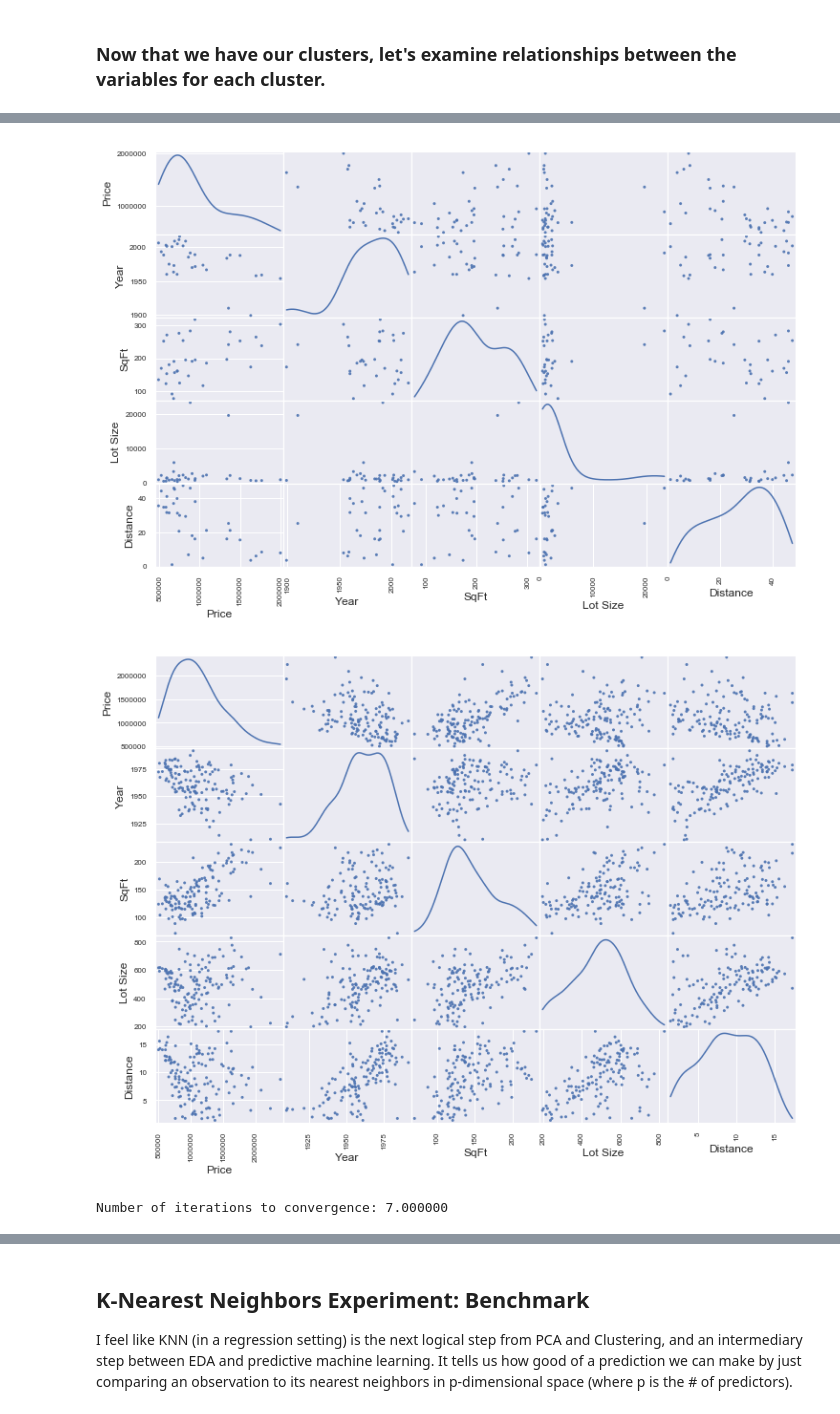
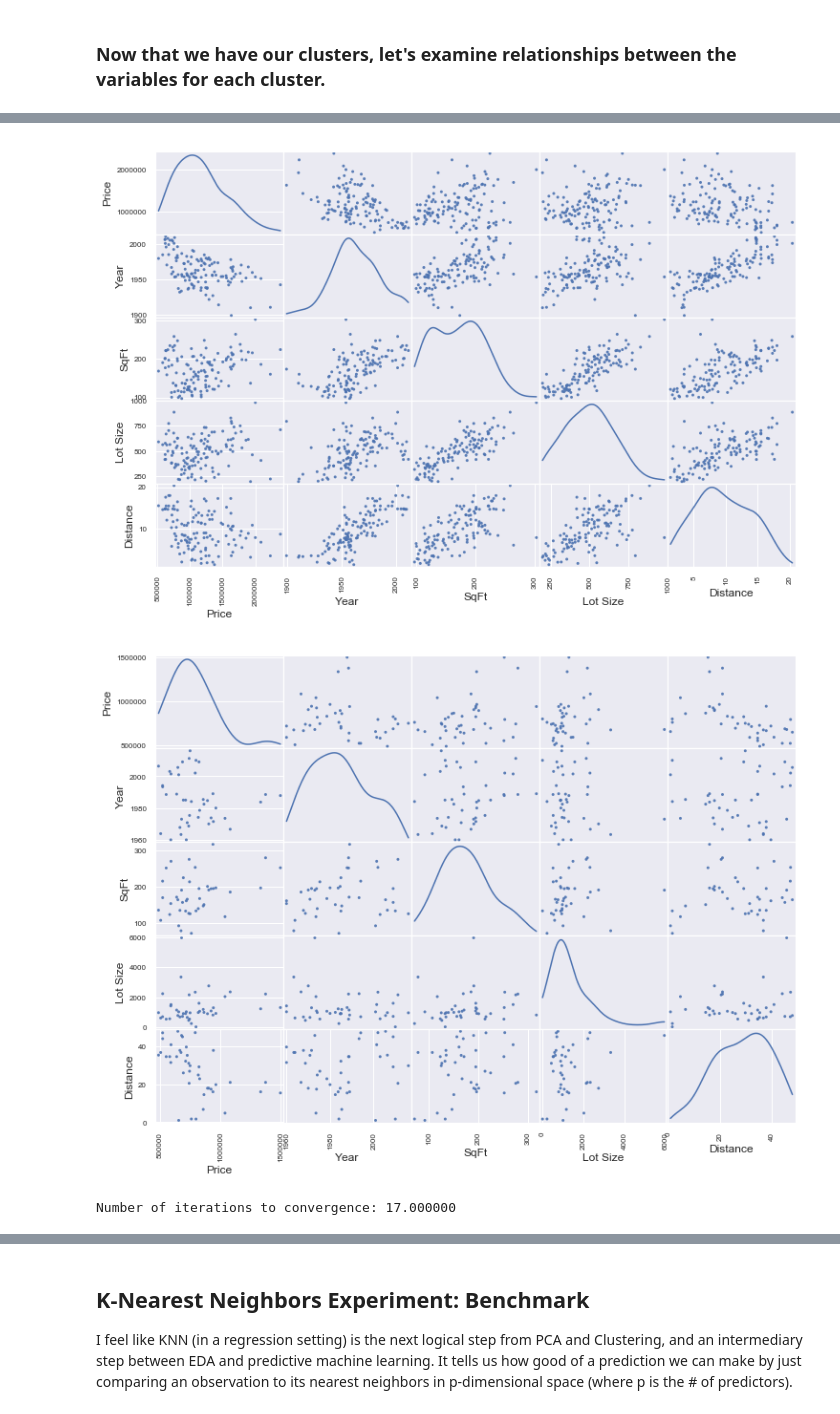
Before and after one commit to drewlehe/Capstone, a Jupyter notebook: Melbourne PCA, GMM Clustering and Classification of Suburbs.ipynb, the cells around one changed output, grey strips where cells are left out. Drawn from its saved outputs; the diff is of its cells as text; code cells hidden in the pictures.

```diff
--- a/Melbourne PCA, GMM Clustering and Classification of Suburbs.ipynb
+++ b/Melbourne PCA, GMM Clustering and Classification of Suburbs.ipynb
@@ -425,6 +453,6 @@ labels = gmm.predict(data)
 # %%
-gmm = GMM(n_components=4, random_state=1).fit(data)
-labels = gmm.predict(data)
+gmm = GMM(n_components=4, random_state=1).fit(Z)
+labels = gmm.predict(Z)
 data['cluster'] = pd.Series(labels)
 plt.figure(figsize=(10,10))
 plt.scatter(reduced_data['Dimension 1'],reduced_data['Dimension 2'], c=labels, cmap='plasma')
@@ -464,17 +492,17 @@ pd.plotting.scatter_matrix(X0[['Price','Year', 'SqFt','Lot Size', 'Distance']],
 X1 = X[X['Cluster']==1]
 pd.plotting.scatter_matrix(X1[['Price','Year', 'SqFt','Lot Size', 'Distance']], alpha = 0.9,figsize = (12,8), diagonal = 'kde');
 # %% [output]
-[figure, old version]
+[figure, new version]
 # %%
-X2 = X[X['Cluster']==2]
+X2 = X[X['Cluster']==3]
 
 pd.plotting.scatter_matrix(X2[['Price','Year', 'SqFt','Lot Size', 'Distance']], alpha = 0.9,figsize = (12,9), diagonal = 'kde');
 # %% [output]
-[figure, old version]
+[figure, new version]
 # %%
 print("Number of iterations to convergence: %f " %gmm.n_iter_)
 # %% [output]
-Number of iterations to convergence: 7.000000
+Number of iterations to convergence: 17.000000
 # %%
 from pandas import pivot_table
 table = pivot_table(X, index=['Cluster'], aggfunc=np.mean)
```
Also changed, not shown: parts of 19 cells of this notebook.
